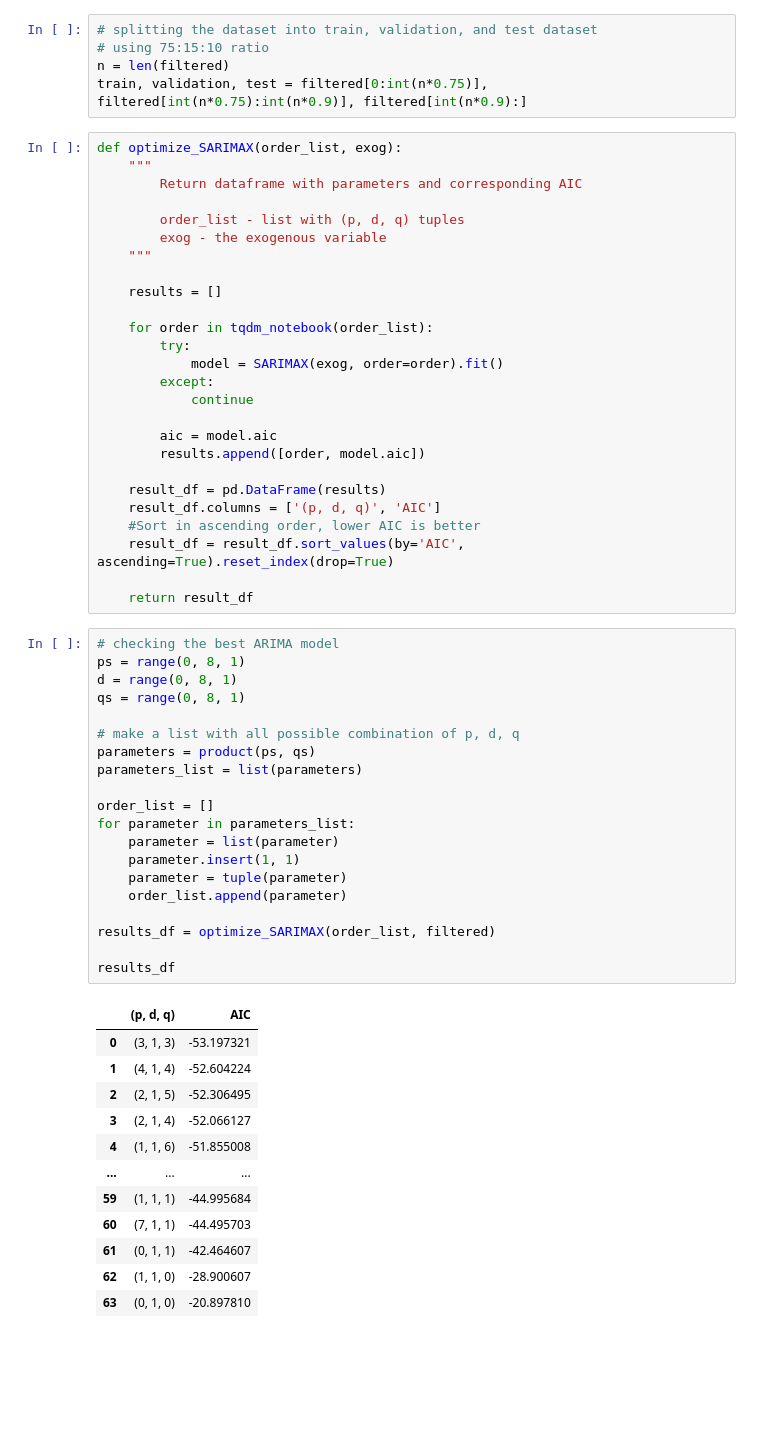
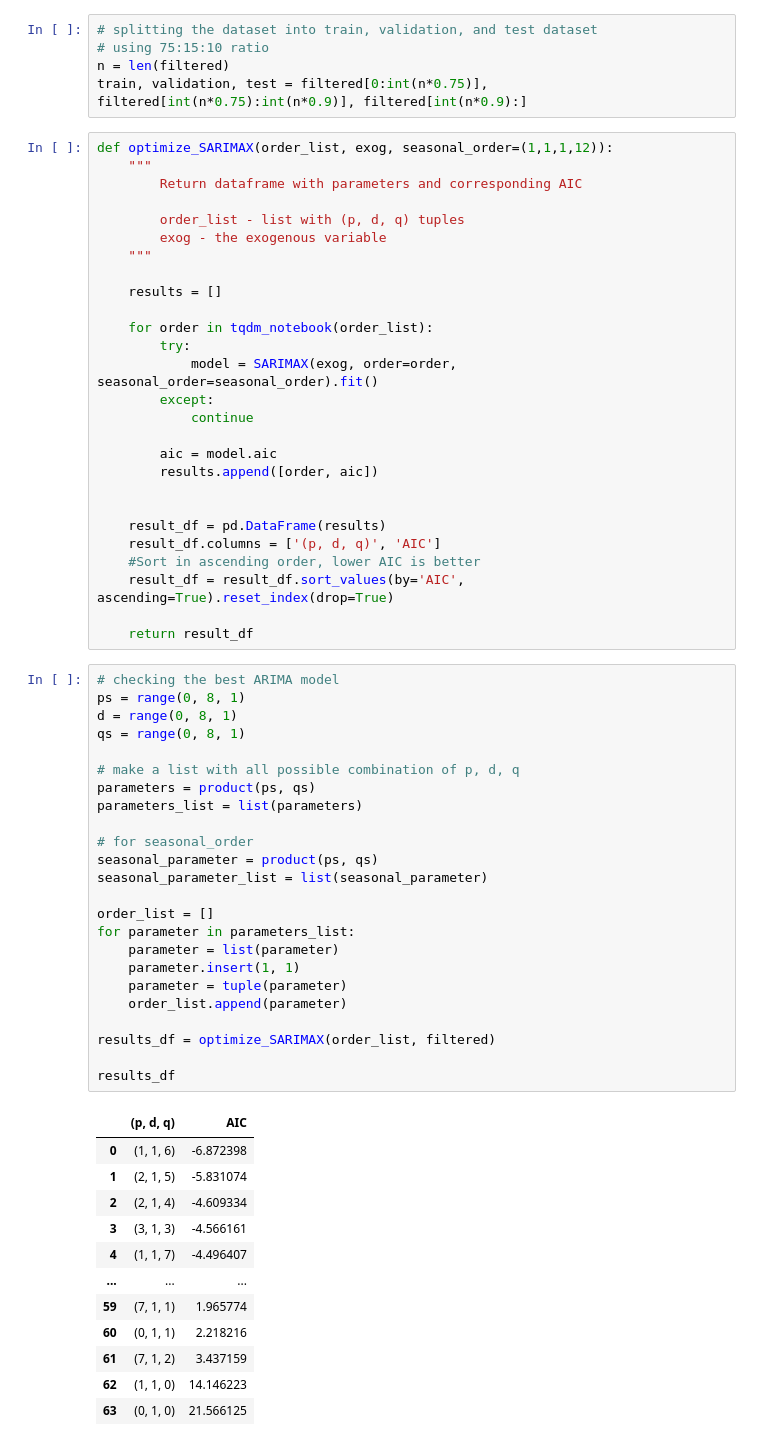
Before and after one commit to EdwardMatthew/Climate-Forecasting, a Jupyter notebook: Analysis/averageTempTrend.ipynb, the cells around one changed output. Drawn from its saved outputs; the diff is of its cells as text; blank space fills up the shorter version.

```diff
--- a/Analysis/averageTempTrend.ipynb
+++ b/Analysis/averageTempTrend.ipynb
@@ -71,7 +77,7 @@ p-value: 0.692318
 n = len(filtered)
 train, validation, test = filtered[0:int(n*0.75)], filtered[int(n*0.75):int(n*0.9)], filtered[int(n*0.9):]
 # %%
-def optimize_SARIMAX(order_list, exog):
+def optimize_SARIMAX(order_list, exog, seasonal_order=(1,1,1,12)):
     """
         Return dataframe with parameters and corresponding AIC
 
@@ -83,12 +89,13 @@ def optimize_SARIMAX(order_list, exog):
 
     for order in tqdm_notebook(order_list):
         try:
-            model = SARIMAX(exog, order=order).fit()
+            model = SARIMAX(exog, order=order, seasonal_order=seasonal_order).fit()
         except:
             continue
 
         aic = model.aic
-        results.append([order, model.aic])
+        results.append([order, aic])
+
 
     result_df = pd.DataFrame(results)
     result_df.columns = ['(p, d, q)', 'AIC']
@@ -99,35 +106,39 @@ def optimize_SARIMAX(order_list, exog):
 # %%
 # checking the best ARIMA model
 ps = range(0, 8, 1)
 d = range(0, 8, 1)
 qs = range(0, 8, 1)
 
 # make a list with all possible combination of p, d, q
 parameters = product(ps, qs)
 parameters_list = list(parameters)
+
+# for seasonal_order
+seasonal_parameter = product(ps, qs)
+seasonal_parameter_list = list(seasonal_parameter)
 
 order_list = []
 for parameter in parameters_list:
     parameter = list(parameter)
     parameter.insert(1, 1)
     parameter = tuple(parameter)
     order_list.append(parameter)
 
 results_df = optimize_SARIMAX(order_list, filtered)
 
 results_df
 # %% [output]
 |  | (p, d, q) | AIC |
-| 0 | (3, 1, 3) | -53.197321 |
-| 1 | (4, 1, 4) | -52.604224 |
-| 2 | (2, 1, 5) | -52.306495 |
-| 3 | (2, 1, 4) | -52.066127 |
-| 4 | (1, 1, 6) | -51.855008 |
+| 0 | (1, 1, 6) | -6.872398 |
+| 1 | (2, 1, 5) | -5.831074 |
+| 2 | (2, 1, 4) | -4.609334 |
+| 3 | (3, 1, 3) | -4.566161 |
+| 4 | (1, 1, 7) | -4.496407 |
 | ... | ... | ... |
-| 59 | (1, 1, 1) | -44.995684 |
-| 60 | (7, 1, 1) | -44.495703 |
-| 61 | (0, 1, 1) | -42.464607 |
-| 62 | (1, 1, 0) | -28.900607 |
-| 63 | (0, 1, 0) | -20.897810 |
+| 59 | (7, 1, 1) | 1.965774 |
+| 60 | (0, 1, 1) | 2.218216 |
+| 61 | (7, 1, 2) | 3.437159 |
+| 62 | (1, 1, 0) | 14.146223 |
+| 63 | (0, 1, 0) | 21.566125 |
 64 rows × 2 columns
 # %%
```
Also changed, not shown: parts of 7 cells of this notebook, 2 other files.
